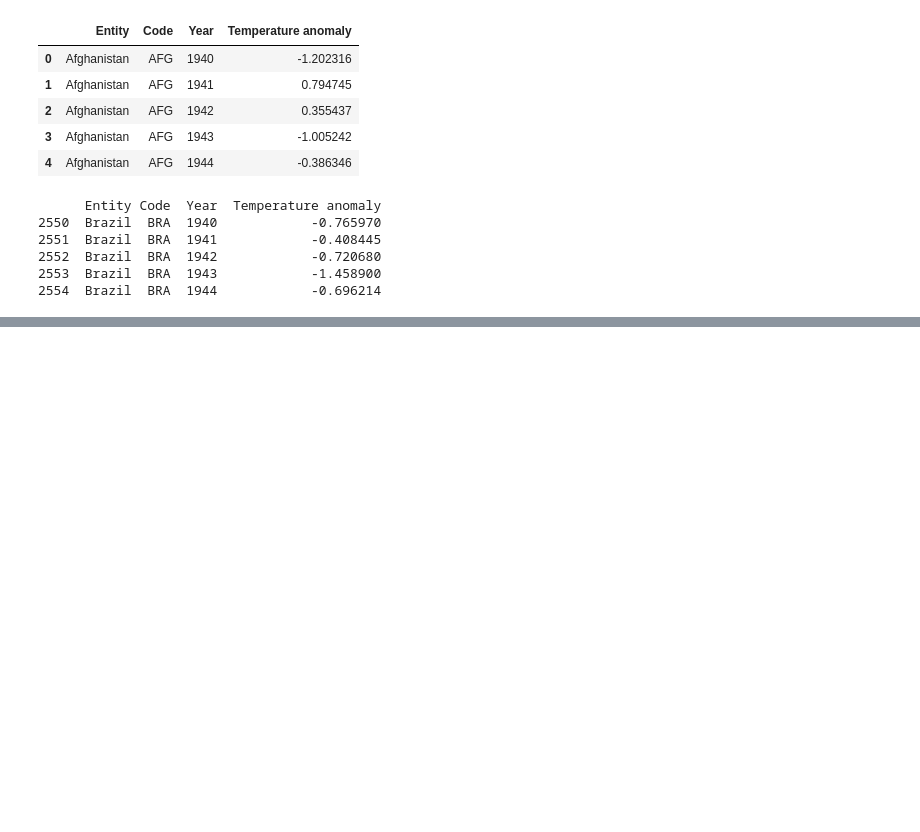
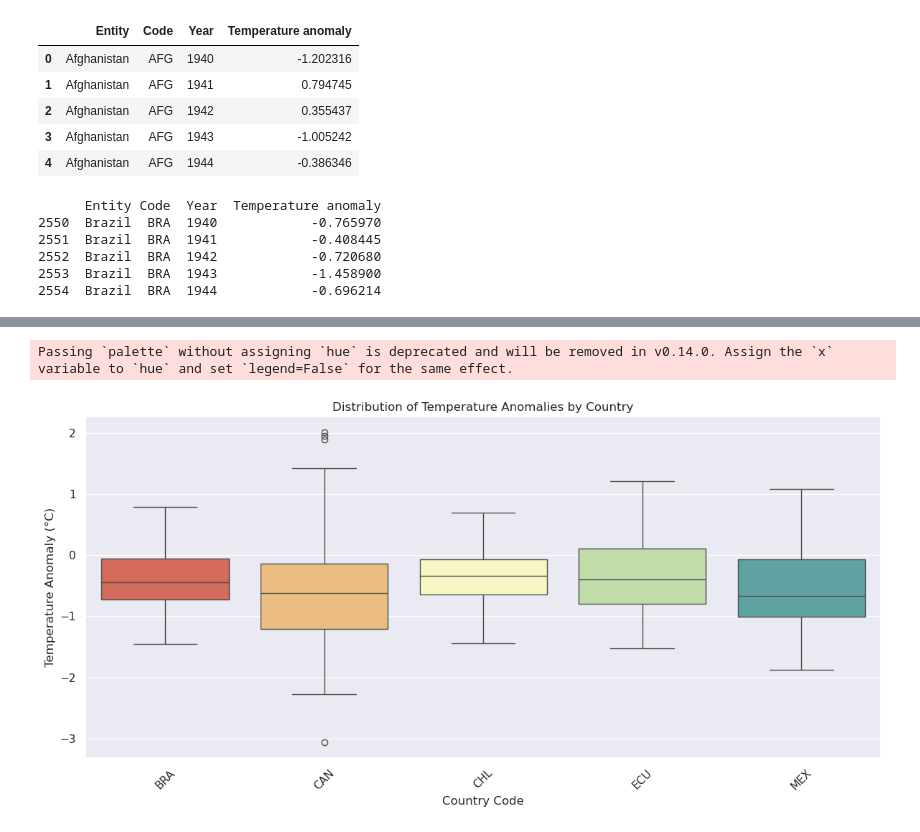
Before and after one commit to aragaoiberis/atv3, a Jupyter notebook: atv3.ipynb, the cells around one changed output, grey strips where cells are left out. Drawn from its saved outputs; the diff is of its cells as text; code cells hidden in the pictures; blank space fills up the shorter version.

```diff
--- a/atv3.ipynb
+++ b/atv3.ipynb
@@ -48,0 +49,24 @@ plt.show()
+# %%
+plt.figure(figsize=(12, 6))
+
+# Create the boxplot
+ax = sns.boxplot(
+    x="Code",
+    y="Temperature anomaly",
+    data=df2,
+    palette="Spectral",
+
+)
+
+# Customize the plot
+plt.title("Distribution of Temperature Anomalies by Country")
+plt.xlabel("Country Code")
+plt.ylabel("Temperature Anomaly (°C)")
+plt.xticks(rotation=45)  # Rotate country codes for better readability
+
+# Show the plot
+plt.tight_layout()  # Adjust layout to prevent label cutoff
+plt.show()
+# %% [output]
+Passing `palette` without assigning `hue` is deprecated and will be removed in v0.14.0. Assign the `x` variable to `hue` and set `legend=False` for the same effect.
+[figure, added]
```
Also changed, not shown: parts of 3 cells of this notebook.
